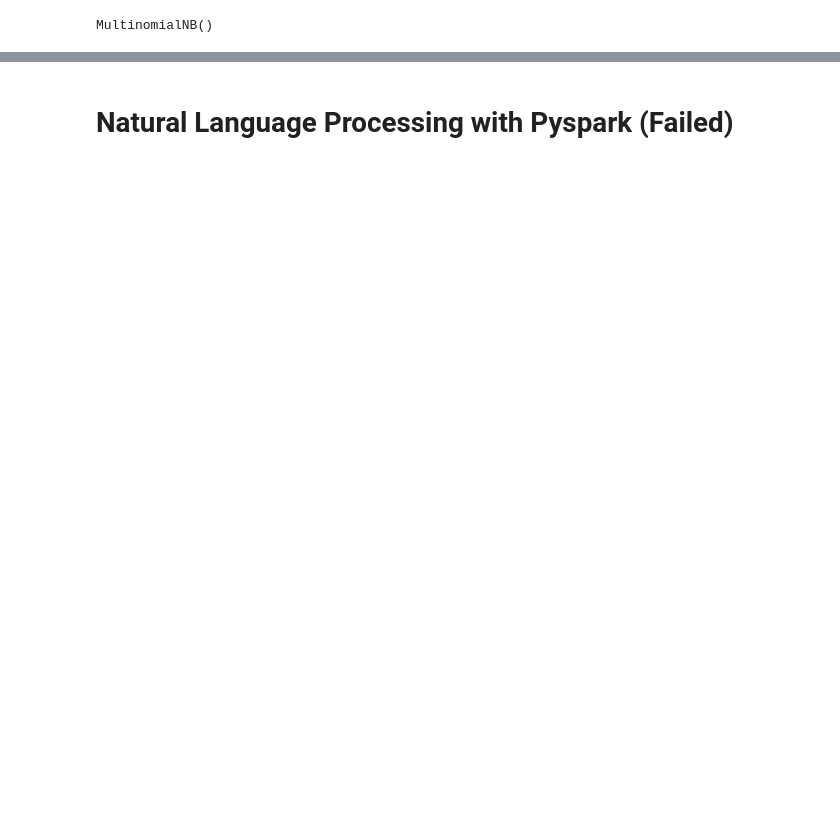
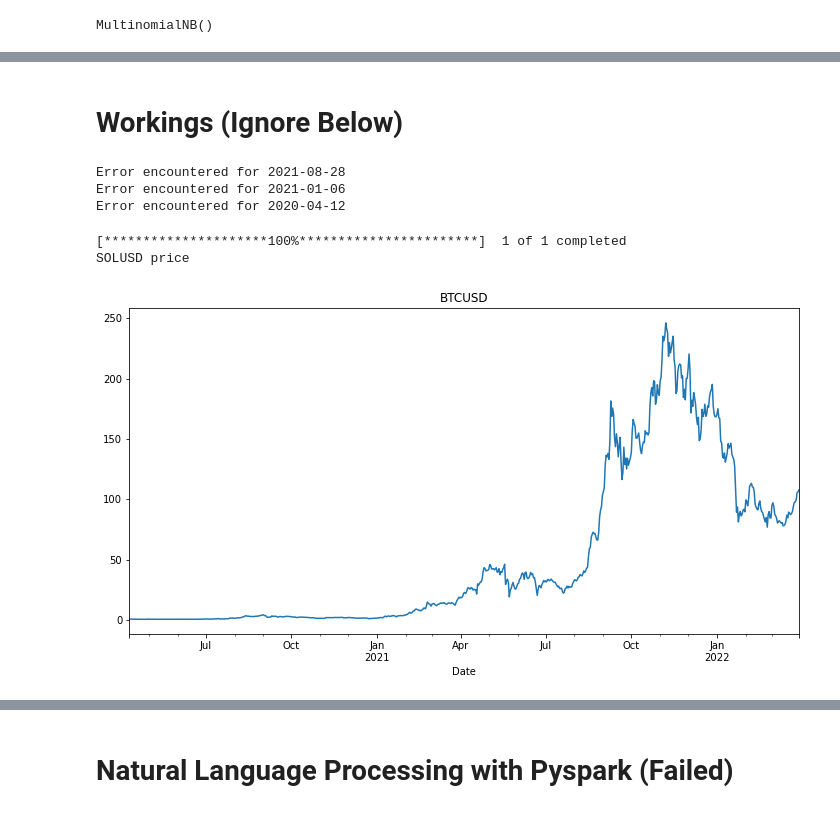
Before and after one commit to kmavyrle/CryptoAlgoTrading-with-NLP, a Jupyter notebook: Model.ipynb, the cells around one changed output, grey strips where cells are left out. Drawn from its saved outputs; the diff is of its cells as text; code cells hidden in the pictures; blank space fills up the shorter version.

```diff
--- a/Model.ipynb
+++ b/Model.ipynb
@@ -314,0 +473,2 @@ model.score(x_test, y_test)
+# %% [markdown]
+# Workings (Ignore Below)
@@ -314,0 +490,27 @@ model.score(x_test, y_test)
+# %%
+query = "solana"
+subreddit="solana" #Define Your Query
+fields = "title,created_utc"
+size = 100
+sort_type = "score" #score, num_comments, default=created_utc
+data = multiple_data_call(lookback_period=1000,
+            query = query,
+            subreddit=subreddit,
+            fields=fields,
+            sort_type=sort_type,
+            size = size)
+# %% [output]
+Error encountered for 2021-08-28
+Error encountered for 2021-01-06
+Error encountered for 2020-04-12
+# %%
+tickerlist = ['SOL-USD']
+df = yf.download(tickerlist, period = '1d', start = '2007-01-01',end = pd.Timestamp.today())
+columns = df.columns
+df = df.iloc[:,2]['2007':]
+df.plot(figsize = (12,6),title = 'BTCUSD')
+print('SOLUSD price')
+# %% [output]
+[*********************100%***********************]  1 of 1 completed
+SOLUSD price
+[figure, added]
```
Also changed, not shown: parts of 60 cells of this notebook, 15 other files.
